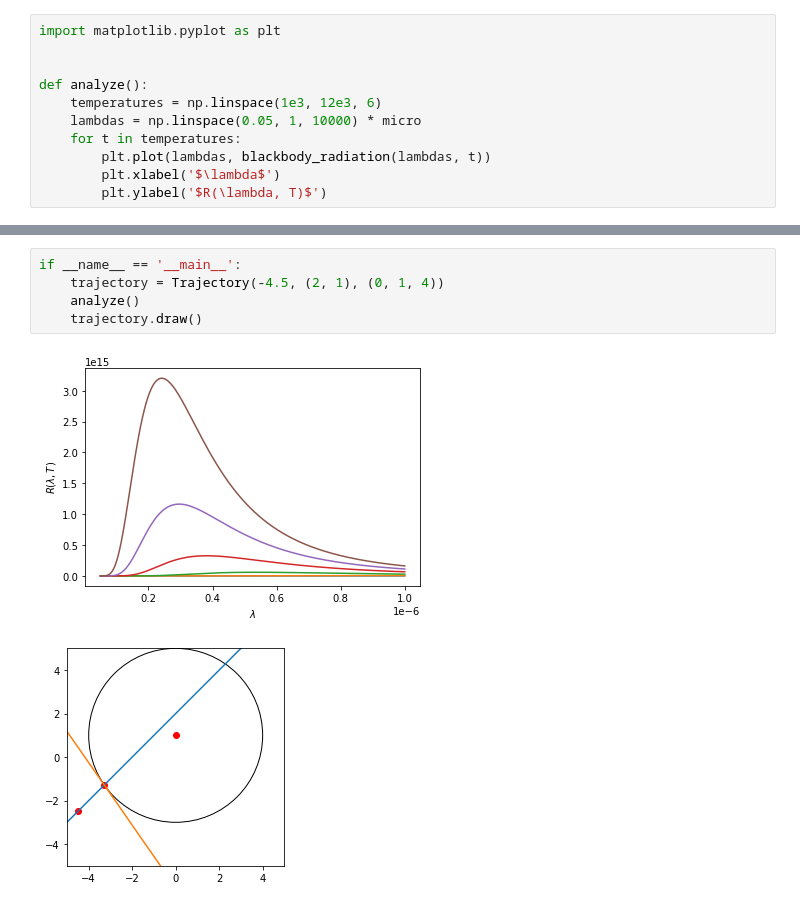
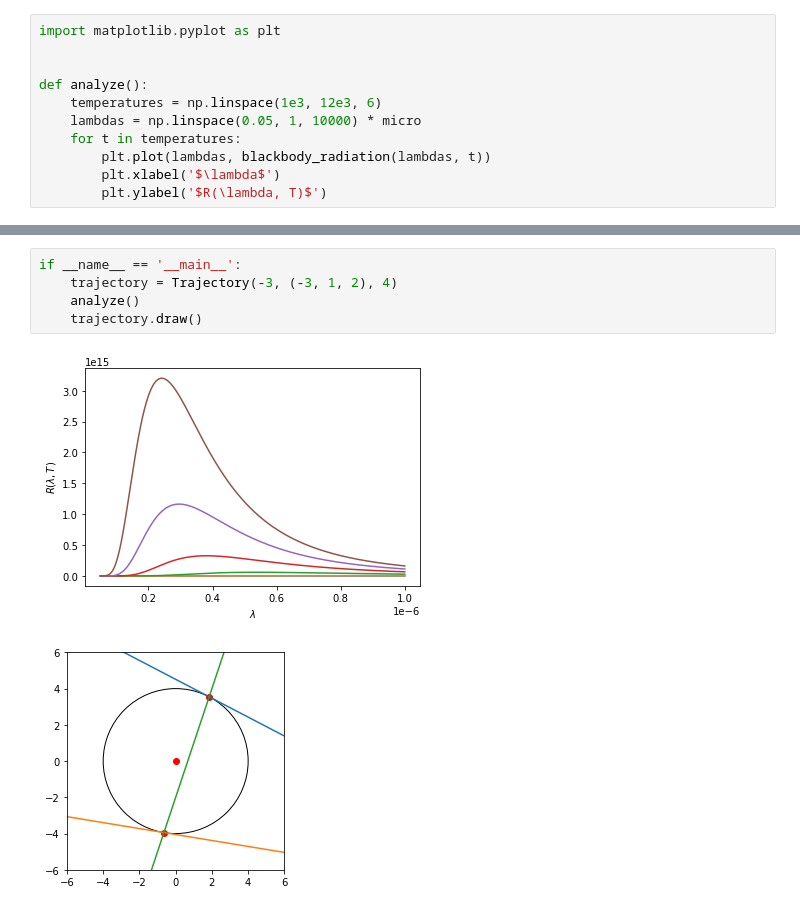
Before and after one commit to fadyat/ITMO-PROBLEMS, a Jupyter notebook: Physics/IV semester/Modeling/black_body/solution.ipynb, the cells around one changed output, grey strips where cells are left out. Drawn from its saved outputs; the diff is of its cells as text.

```diff
--- a/Physics/IV semester/Modeling/black_body/solution.ipynb
+++ b/Physics/IV semester/Modeling/black_body/solution.ipynb
@@ -86,8 +96,8 @@ class Trajectory:
 # %%
 if __name__ == '__main__':
-    trajectory = Trajectory(-4.5, (2, 1), (0, 1, 4))
+    trajectory = Trajectory(-3, (-3, 1, 2), 4)
     analyze()
     trajectory.draw()
 # %% [output]
 [figure]
-[figure, old version]
+[figure, new version]
```
Also changed, not shown: parts of 2 cells of this notebook.
